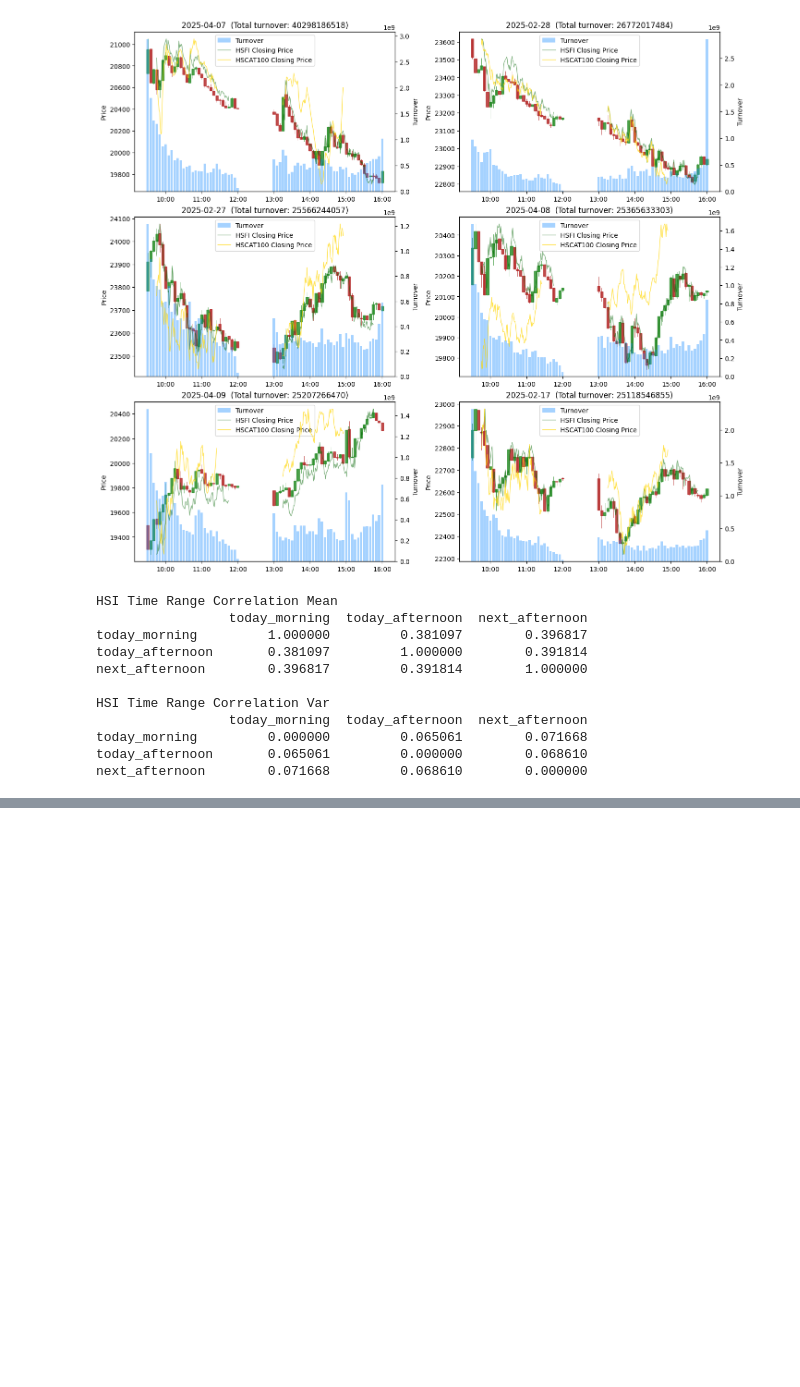
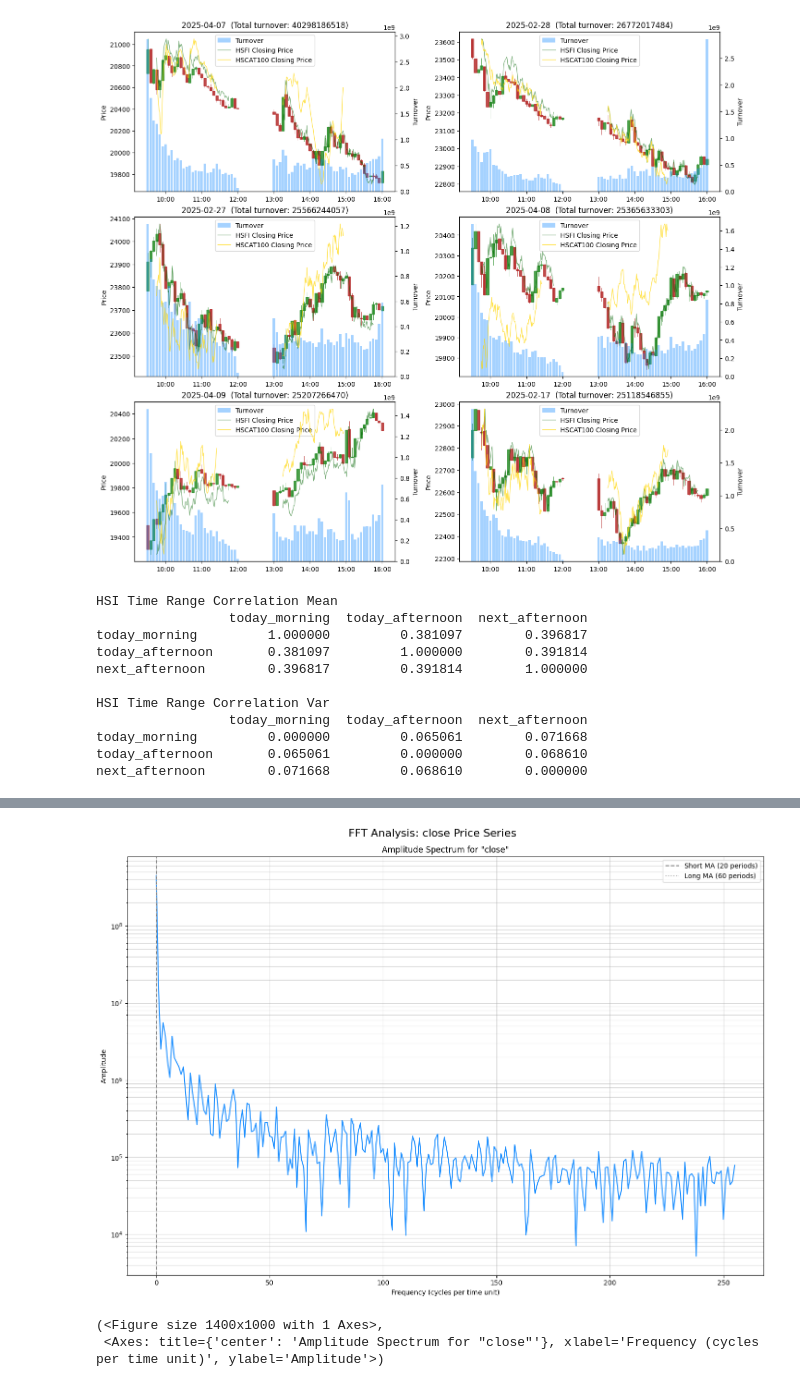
Before and after one commit to yuqiii-wang/HASEIndexQuant, a Jupyter notebook: analysis.ipynb, the cells around one changed output, grey strips where cells are left out. Saved outputs shown, nothing was run; the diff lists cells and outputs as text; code cells hidden in the pictures; blank space fills up the shorter version.

Commit message:
analysis updates

```diff
--- a/analysis.ipynb
+++ b/analysis.ipynb
@@ -406,0 +309,8 @@ hscat100  0.051124  0.050304  0.000000
+# %%
+from utils import plot_fft_analysis
+
+plot_fft_analysis(hsi_df)
+# %% [output]
+[figure, added]
+(<Figure size 1400x1000 with 1 Axes>,
+ <Axes: title={'center': 'Amplitude Spectrum for "close"'}, xlabel='Frequency (cycles per time unit)', ylabel='Amplitude'>)
```
Also changed, not shown: parts of 11 cells of this notebook, 6 other files.
